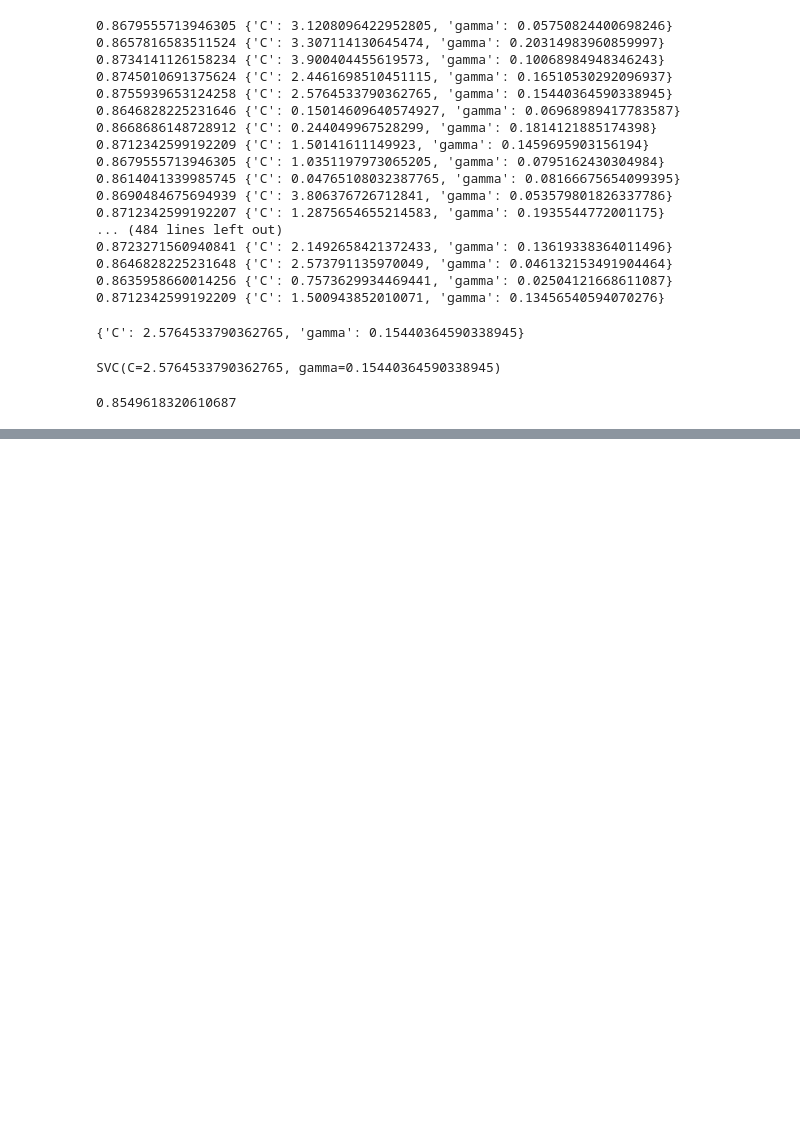
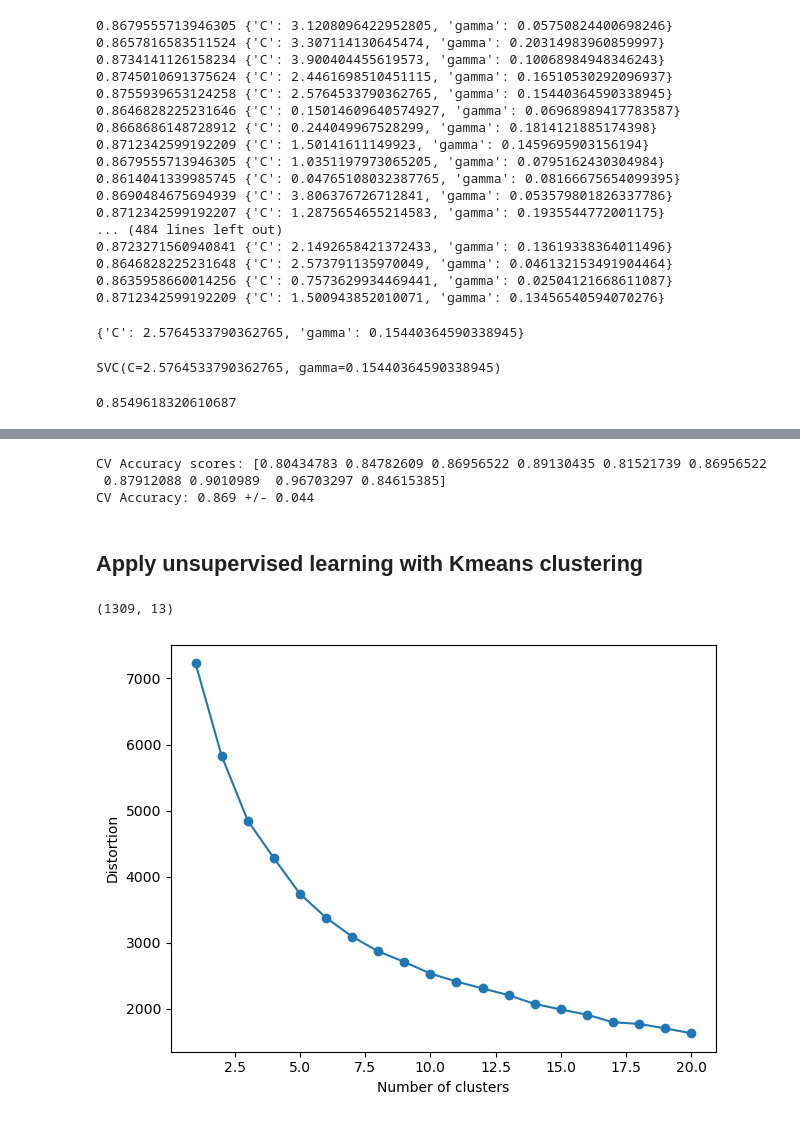
Before and after one commit to ChadUSF/DSDP, a Jupyter notebook: Titanic/Titanic.ipynb, the cells around one changed output, grey strips where cells are left out. Saved outputs shown, nothing was run; the diff lists cells and outputs as text; code cells hidden in the pictures; blank space fills up the shorter version.

```diff
--- a/Titanic/Titanic.ipynb
+++ b/Titanic/Titanic.ipynb
@@ -861,0 +996,46 @@ accuracy_score(test_y, test_predictions)
+# %%
+from sklearn.model_selection import cross_val_score
+
+scores = cross_val_score(estimator=best_model,
+                             X=train_x,
+                             y=train_y,
+                             cv=10,
+                             scoring='accuracy',
+                             n_jobs=-1)  # Utilizing all available CPU cores
+
+print(f'CV Accuracy scores: {scores}')
+print(f'CV Accuracy: {np.mean(scores):.3f} +/- {np.std(scores):.3f}')
+# %% [output]
+CV Accuracy scores: [0.80434783 0.84782609 0.86956522 0.89130435 0.81521739 0.86956522
+ 0.87912088 0.9010989  0.96703297 0.84615385]
+CV Accuracy: 0.869 +/- 0.044
+# %% [markdown]
+## Apply unsupervised learning with Kmeans clustering
+# %%
+from sklearn.cluster import KMeans
+import matplotlib.pyplot as plt
+#clstrdf = df.drop(['Survived'], axis=1)
+clstrdf = df
+# %%
+clstrdf = preprocessor.fit_transform(clstrdf)
+clstrdf.shape
+# %% [output]
+(1309, 13)
+# %%
+distortions = []
+for i in range(1, 21):
+    km = KMeans(n_clusters=i,
+                init='k-means++',
+                n_init=10,
+                max_iter=300,
+                random_state=0)
+    km.fit(clstrdf)
+    distortions.append(km.inertia_)
+plt.plot(range(1, 21), distortions, marker='o')
+plt.xlabel('Number of clusters')
+plt.ylabel('Distortion')
+plt.tight_layout()
+#plt.savefig('figures/km-elbow.png', dpi=300)
+plt.show()
+# %% [output]
+[figure, added]
```
Also changed, not shown: parts of 27 cells of this notebook.
